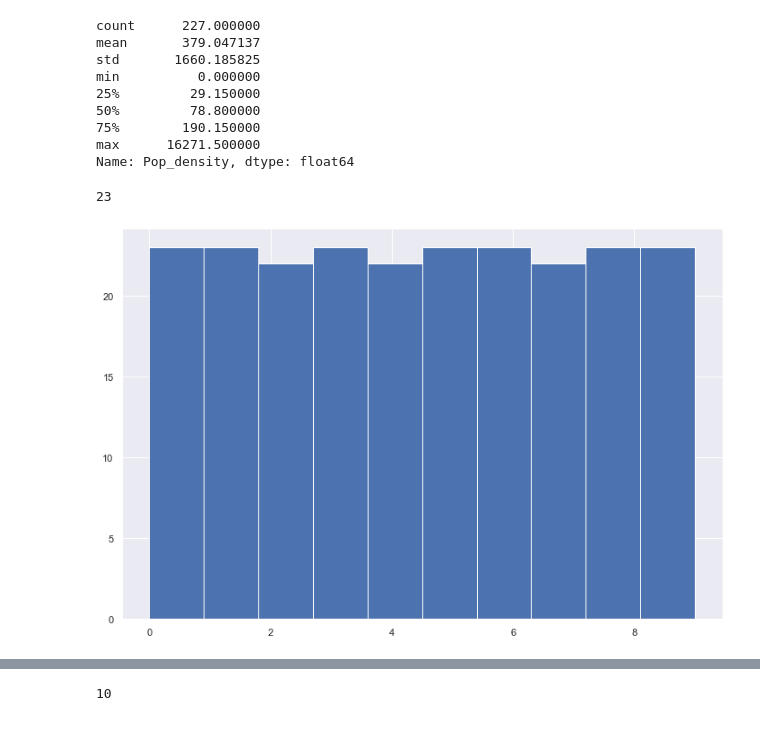
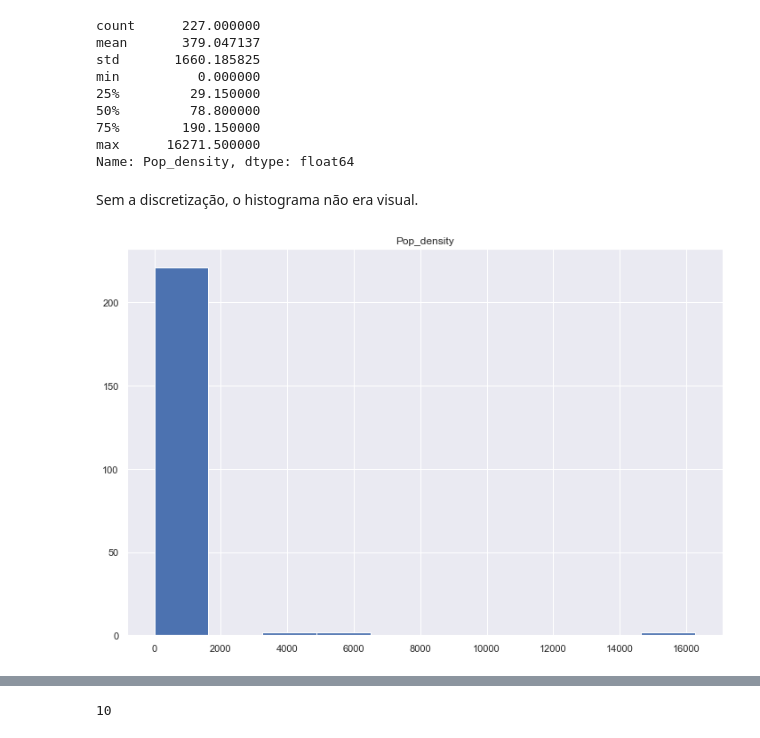
Before and after one commit to viniciusriosfuck/dscodenation, a Jupyter notebook: data-science-4/main.ipynb, the cells around one changed output, grey strips where cells are left out. Saved outputs shown, nothing was run; the diff lists cells and outputs as text; code cells hidden in the pictures.

```diff
--- a/data-science-4/main.ipynb
+++ b/data-science-4/main.ipynb
@@ -233,11 +284,9 @@ min          0.000000
 75%        190.150000
 max      16271.500000
 Name: Pop_density, dtype: float64
-# %%
-est = preprocessing.KBinsDiscretizer(n_bins=10, encode='ordinal', strategy='quantile')
-pop_density_10bins = est.fit_transform(countries[['Pop_density']])
-plt.hist(pop_density_10bins)
-(pop_density_10bins > np.percentile(pop_density_10bins, 90)).sum()
-# %% [output]
-23
-[figure, removed]
+# %% [markdown]
+Sem a discretização, o histograma não era visual.
+# %%
+countries[['Pop_density']].hist();
+# %% [output]
+[figure, added]
```
Also changed, not shown: parts of 93 cells of this notebook.
